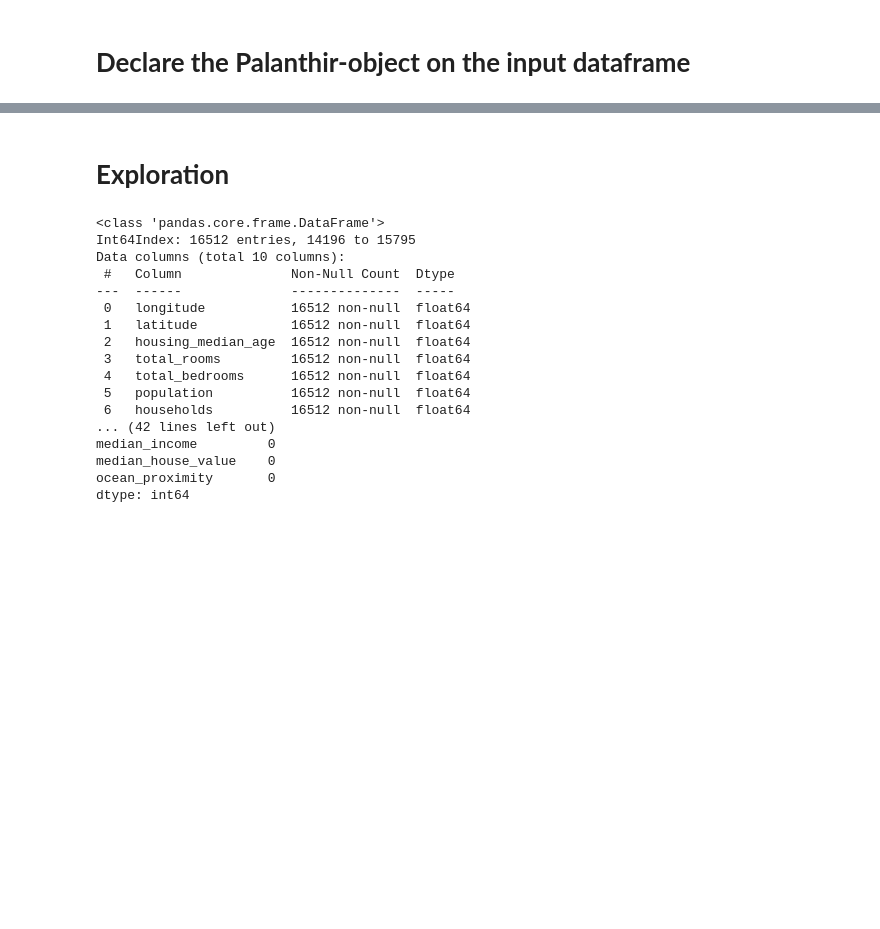
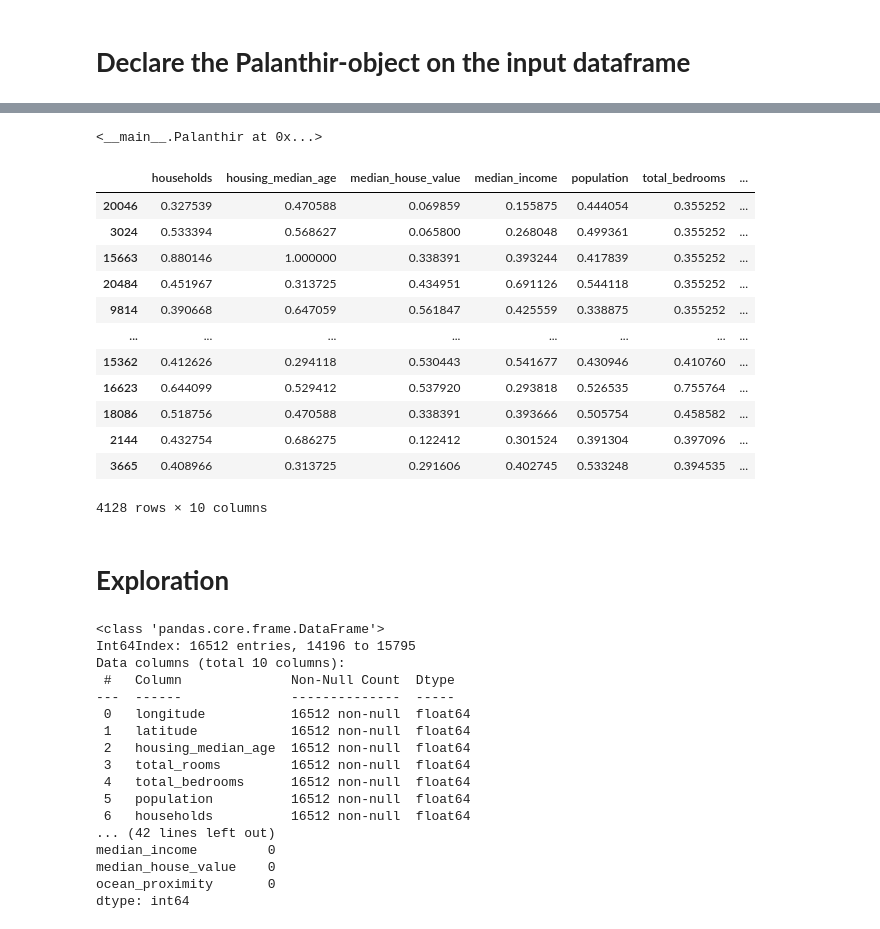
Before and after one commit to B0llemis/MLcode, a Jupyter notebook: Palanthir Experiment.ipynb, the cells around one changed output, grey strips where cells are left out. Saved outputs shown, nothing was run; the diff lists cells and outputs as text; code cells hidden in the pictures; blank space fills up the shorter version.

```diff
--- a/Palanthir Experiment.ipynb
+++ b/Palanthir Experiment.ipynb
@@ -446,3 +515,23 @@ pal = Palanthir(df,
+# %%
+pal.execute_pipeline()
+# %% [output]
+<__main__.Palanthir at 0x...>
+# %%
+pal.transformed_test
+# %% [output]
+|  | households | housing_median_age | median_house_value | median_income | population | total_bedrooms | ... |
+| 20046 | 0.327539 | 0.470588 | 0.069859 | 0.155875 | 0.444054 | 0.355252 | ... |
+| 3024 | 0.533394 | 0.568627 | 0.065800 | 0.268048 | 0.499361 | 0.355252 | ... |
+| 15663 | 0.880146 | 1.000000 | 0.338391 | 0.393244 | 0.417839 | 0.355252 | ... |
+| 20484 | 0.451967 | 0.313725 | 0.434951 | 0.691126 | 0.544118 | 0.355252 | ... |
+| 9814 | 0.390668 | 0.647059 | 0.561847 | 0.425559 | 0.338875 | 0.355252 | ... |
+| ... | ... | ... | ... | ... | ... | ... | ... |
+| 15362 | 0.412626 | 0.294118 | 0.530443 | 0.541677 | 0.430946 | 0.410760 | ... |
+| 16623 | 0.644099 | 0.529412 | 0.537920 | 0.293818 | 0.526535 | 0.755764 | ... |
+| 18086 | 0.518756 | 0.470588 | 0.338391 | 0.393666 | 0.505754 | 0.458582 | ... |
+| 2144 | 0.432754 | 0.686275 | 0.122412 | 0.301524 | 0.391304 | 0.397096 | ... |
+| 3665 | 0.408966 | 0.313725 | 0.291606 | 0.402745 | 0.533248 | 0.394535 | ... |
+4128 rows × 10 columns
 # %% [markdown]
 # **Exploration**
 # %%
```
Also changed, not shown: parts of 5 cells of this notebook, 1 other file.
